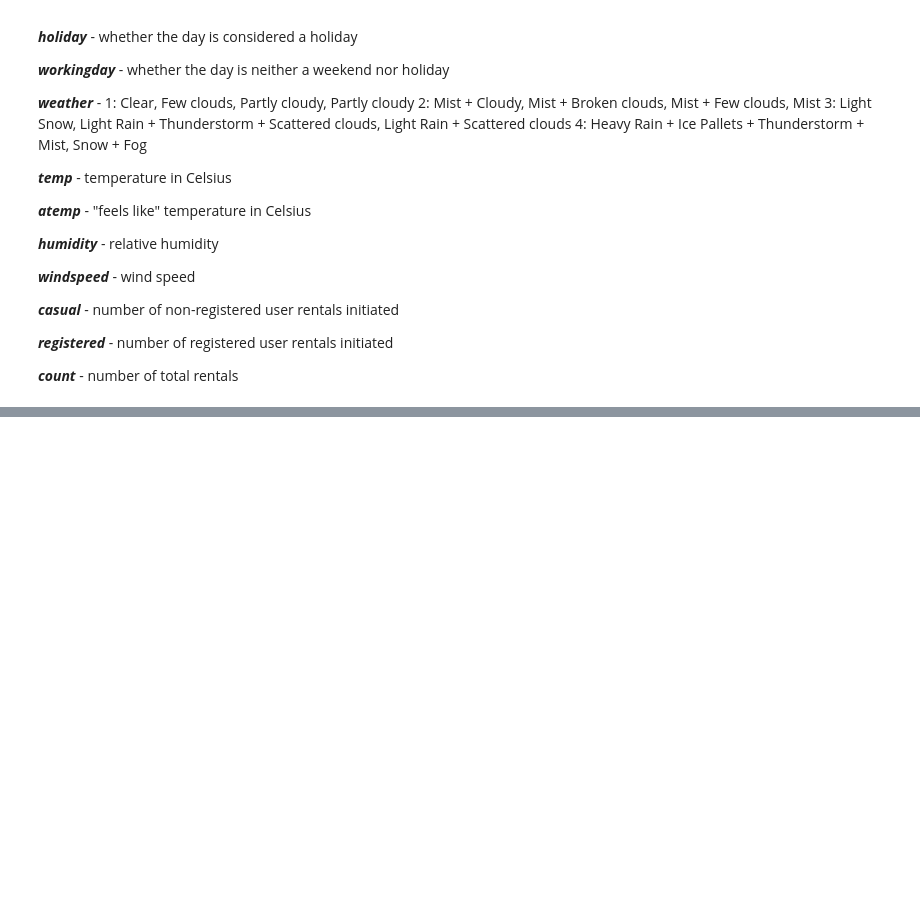
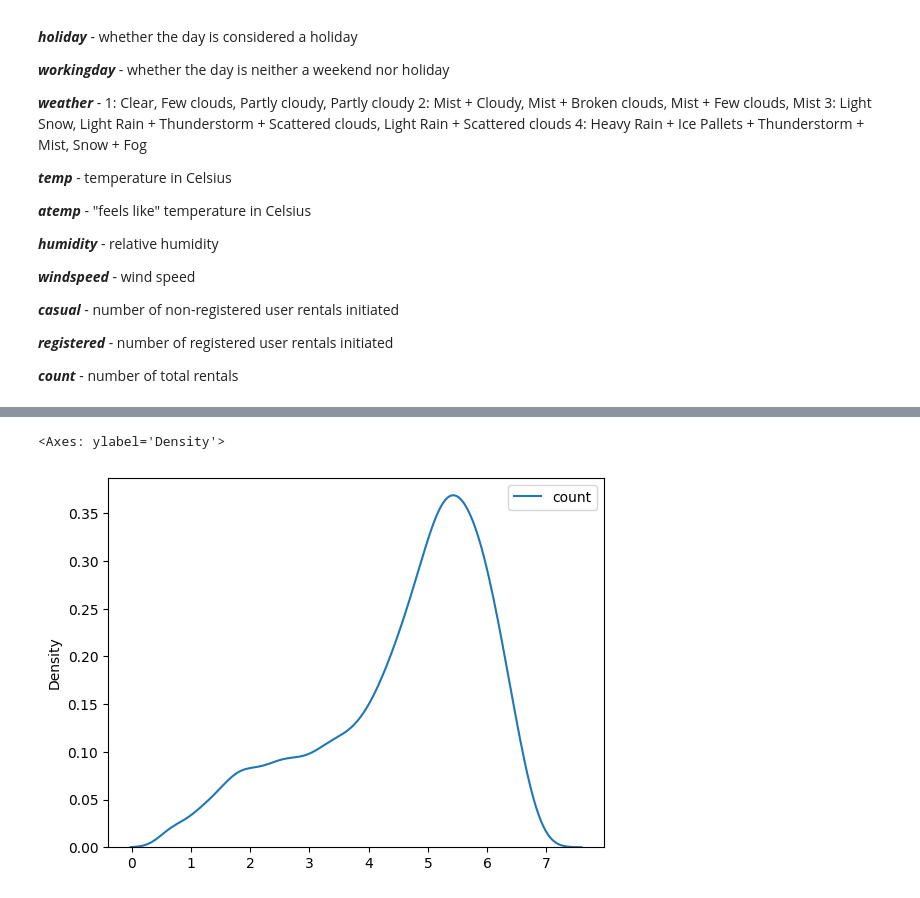
Before and after one commit to dolaprolorap/DS-homework, a Jupyter notebook: lab4/Задание 2.ipynb, the cells around one changed output, grey strips where cells are left out. Cells and saved outputs as stored; diff of their text form; code cells hidden in the pictures; blank space fills up the shorter version.

```diff
--- a/lab4/Задание 2.ipynb
+++ b/lab4/Задание 2.ipynb
@@ -223,0 +142,6 @@ rmse:  95.69905599467975
+# %%
+log_y_train = np.log1p(y_train)
+sns.kdeplot(data=log_y_train)
+# %% [output]
+<Axes: ylabel='Density'>
+[figure, added]
```
Also changed, not shown: parts of 22 cells of this notebook, 2 other files.
